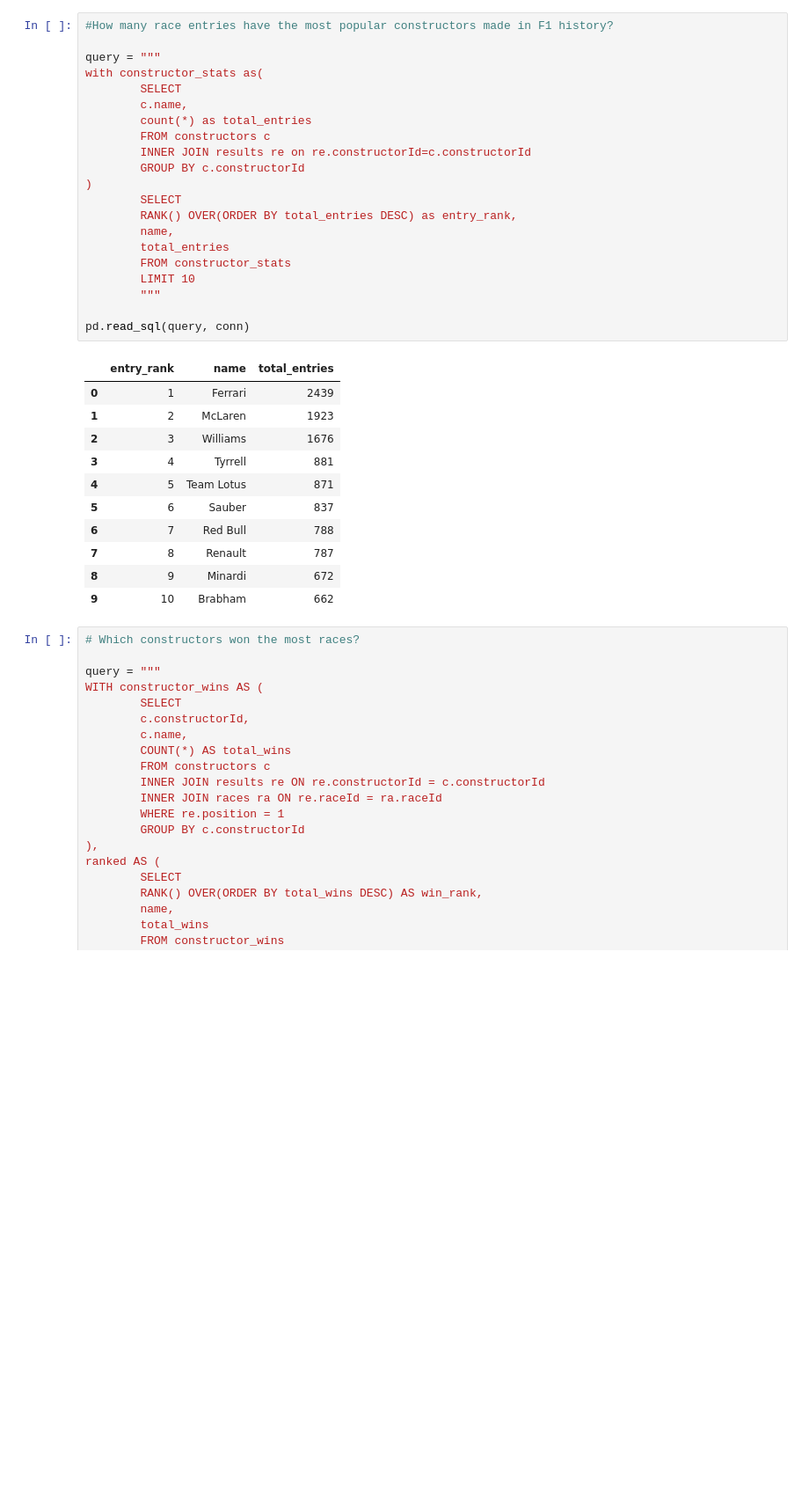
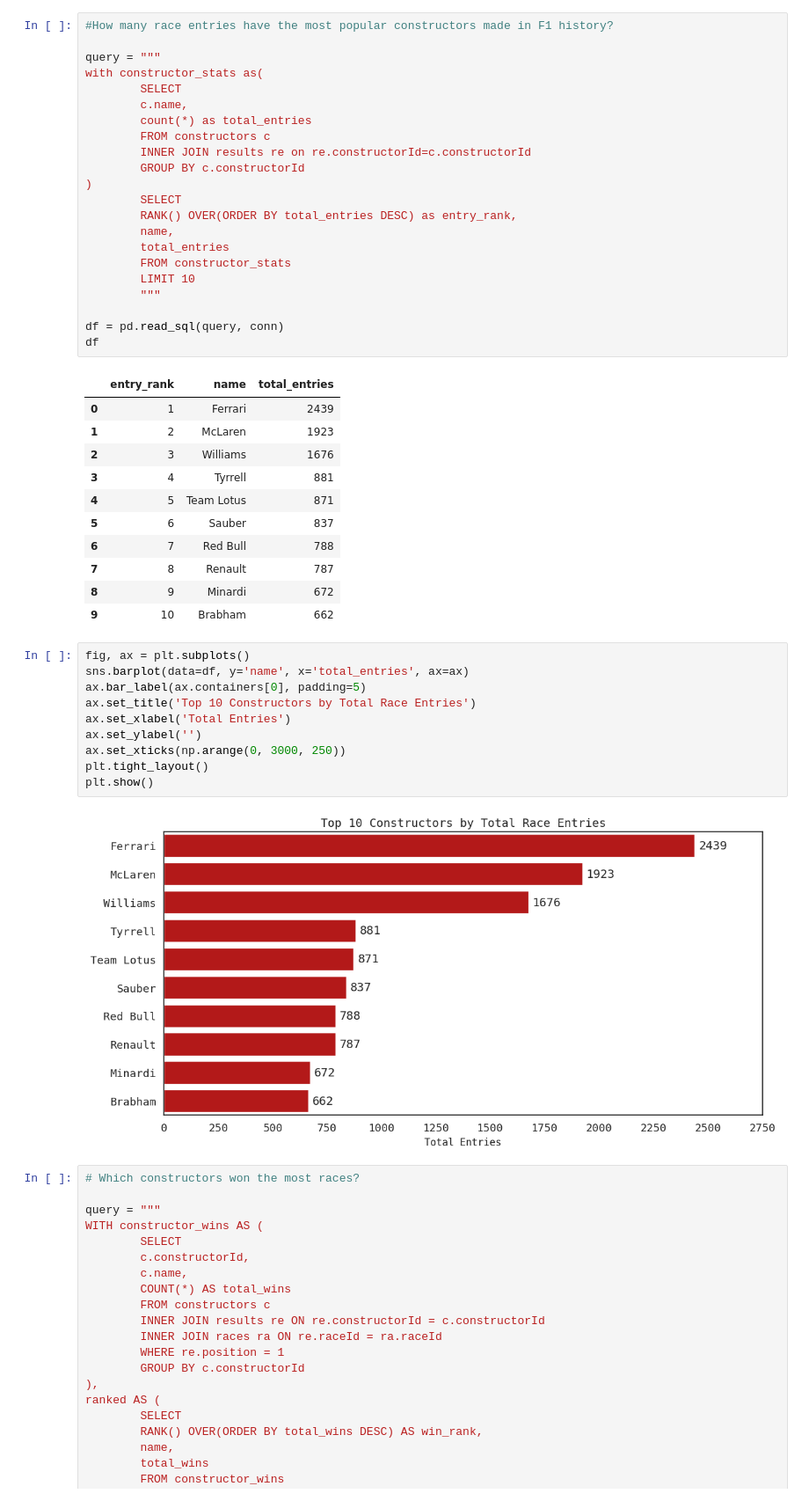
Before and after one commit to jakowczukalicja/formula1-sql-analysis, a Jupyter notebook: analysis.ipynb, the cells around one changed output. Shown at 88% size. Cells and saved outputs as stored; diff of their text form; blank space fills up the shorter version.

Commit message:
constructors viz 2

```diff
--- a/analysis.ipynb
+++ b/analysis.ipynb
@@ -187,7 +187,8 @@ with constructor_stats as(
         LIMIT 10
         """
 
-pd.read_sql(query, conn)
+df = pd.read_sql(query, conn)
+df
 # %% [output]
 |  | entry_rank | name | total_entries |
 | 0 | 1 | Ferrari | 2439 |
@@ -200,6 +201,18 @@ pd.read_sql(query, conn)
 | 7 | 8 | Renault | 787 |
 | 8 | 9 | Minardi | 672 |
 | 9 | 10 | Brabham | 662 |
+# %%
+fig, ax = plt.subplots()
+sns.barplot(data=df, y='name', x='total_entries', ax=ax)
+ax.bar_label(ax.containers[0], padding=5)
+ax.set_title('Top 10 Constructors by Total Race Entries')
+ax.set_xlabel('Total Entries')
+ax.set_ylabel('')
+ax.set_xticks(np.arange(0, 3000, 250))
+plt.tight_layout()
+plt.show()
+# %% [output]
+[figure, added]
 # %%
 # Which constructors won the most races?
 
```
Also changed, not shown: parts of 1 cell of this notebook.
